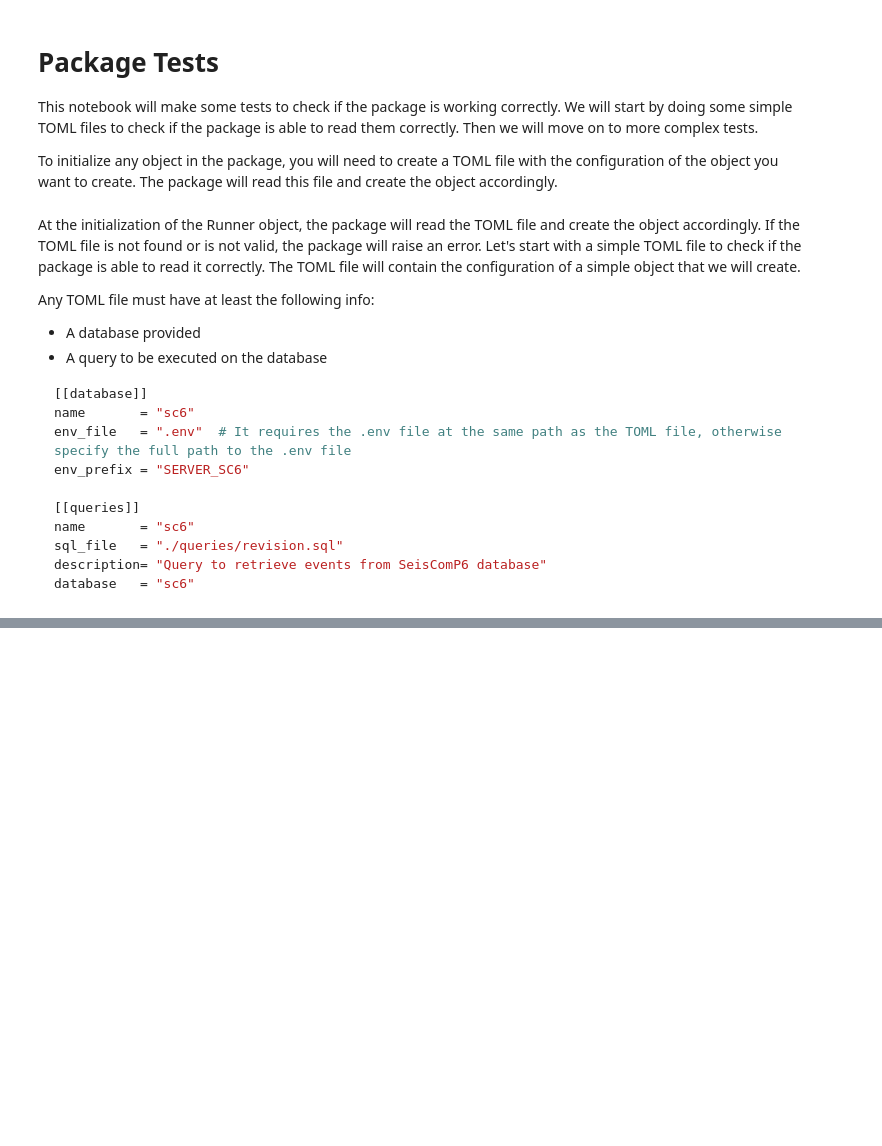
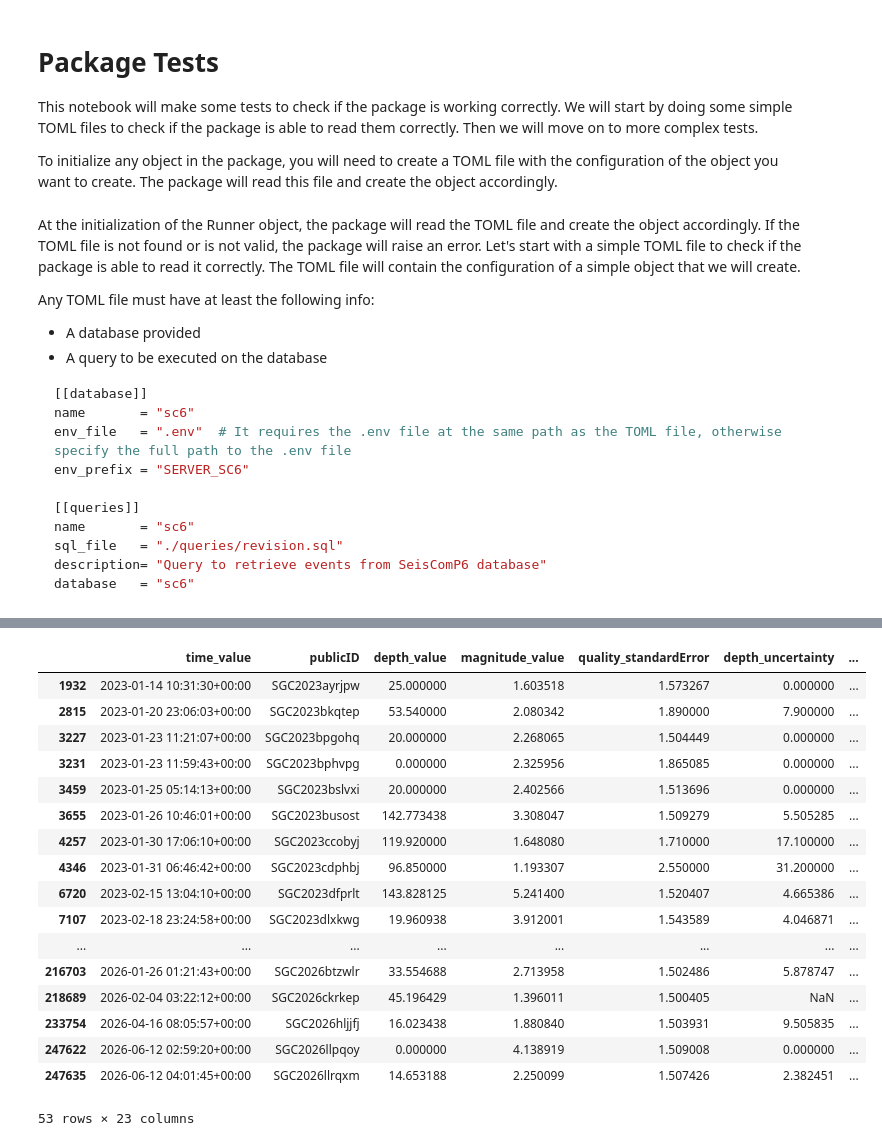
Before and after one commit to KenethGarcia/Revision_Sismicidad_SGC, a Jupyter notebook: notebooks/Package_Tests.ipynb, the cells around one changed output, grey strips where cells are left out. Cells and saved outputs as stored; diff of their text form; code cells hidden in the pictures; blank space fills up the shorter version.

```diff
--- a/notebooks/Package_Tests.ipynb
+++ b/notebooks/Package_Tests.ipynb
@@ -59,0 +105,2 @@ result.output
+# %%
+result = runner_obj.update_from_cache(events_df=result.total_events)
@@ -59,0 +123,21 @@ result.output
+# %%
+result.checks
+# %% [output]
+|  | time_value | publicID | depth_value | magnitude_value | quality_standardError | depth_uncertainty | ... |
+| 1932 | 2023-01-14 10:31:30+00:00 | SGC2023ayrjpw | 25.000000 | 1.603518 | 1.573267 | 0.000000 | ... |
+| 2815 | 2023-01-20 23:06:03+00:00 | SGC2023bkqtep | 53.540000 | 2.080342 | 1.890000 | 7.900000 | ... |
+| 3227 | 2023-01-23 11:21:07+00:00 | SGC2023bpgohq | 20.000000 | 2.268065 | 1.504449 | 0.000000 | ... |
+| 3231 | 2023-01-23 11:59:43+00:00 | SGC2023bphvpg | 0.000000 | 2.325956 | 1.865085 | 0.000000 | ... |
+| 3459 | 2023-01-25 05:14:13+00:00 | SGC2023bslvxi | 20.000000 | 2.402566 | 1.513696 | 0.000000 | ... |
+| 3655 | 2023-01-26 10:46:01+00:00 | SGC2023busost | 142.773438 | 3.308047 | 1.509279 | 5.505285 | ... |
+| 4257 | 2023-01-30 17:06:10+00:00 | SGC2023ccobyj | 119.920000 | 1.648080 | 1.710000 | 17.100000 | ... |
+| 4346 | 2023-01-31 06:46:42+00:00 | SGC2023cdphbj | 96.850000 | 1.193307 | 2.550000 | 31.200000 | ... |
+| 6720 | 2023-02-15 13:04:10+00:00 | SGC2023dfprlt | 143.828125 | 5.241400 | 1.520407 | 4.665386 | ... |
+| 7107 | 2023-02-18 23:24:58+00:00 | SGC2023dlxkwg | 19.960938 | 3.912001 | 1.543589 | 4.046871 | ... |
+| ... | ... | ... | ... | ... | ... | ... | ... |
+| 216703 | 2026-01-26 01:21:43+00:00 | SGC2026btzwlr | 33.554688 | 2.713958 | 1.502486 | 5.878747 | ... |
+| 218689 | 2026-02-04 03:22:12+00:00 | SGC2026ckrkep | 45.196429 | 1.396011 | 1.500405 | NaN | ... |
+| 233754 | 2026-04-16 08:05:57+00:00 | SGC2026hljjfj | 16.023438 | 1.880840 | 1.503931 | 9.505835 | ... |
+| 247622 | 2026-06-12 02:59:20+00:00 | SGC2026llpqoy | 0.000000 | 4.138919 | 1.509008 | 0.000000 | ... |
+| 247635 | 2026-06-12 04:01:45+00:00 | SGC2026llrqxm | 14.653188 | 2.250099 | 1.507426 | 2.382451 | ... |
+53 rows × 23 columns
```
Also changed, not shown: parts of 8 cells of this notebook.
